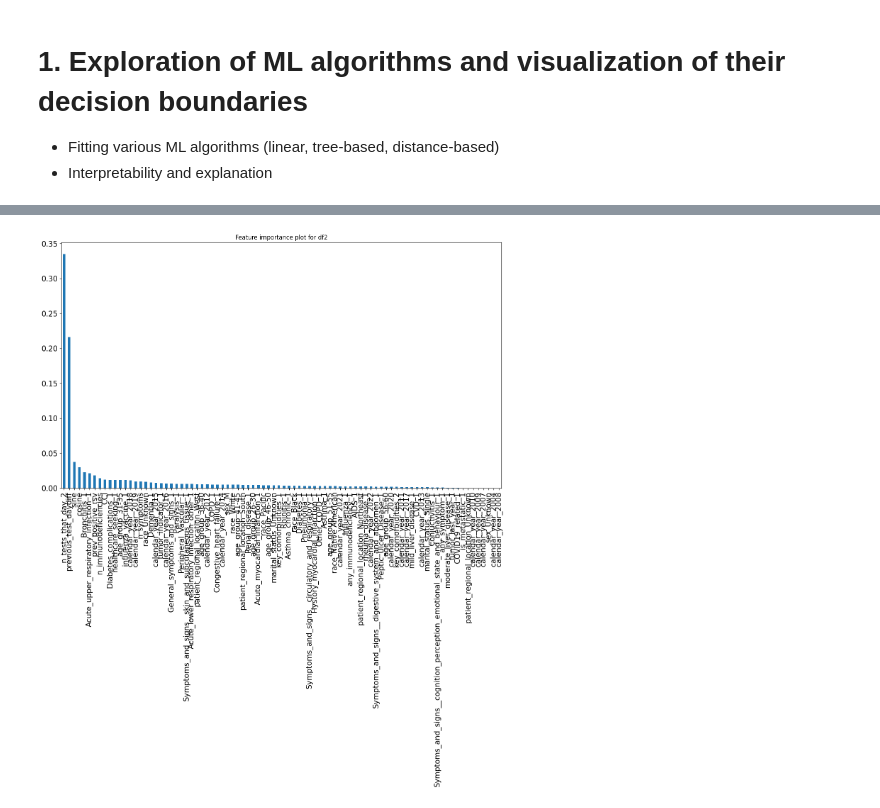
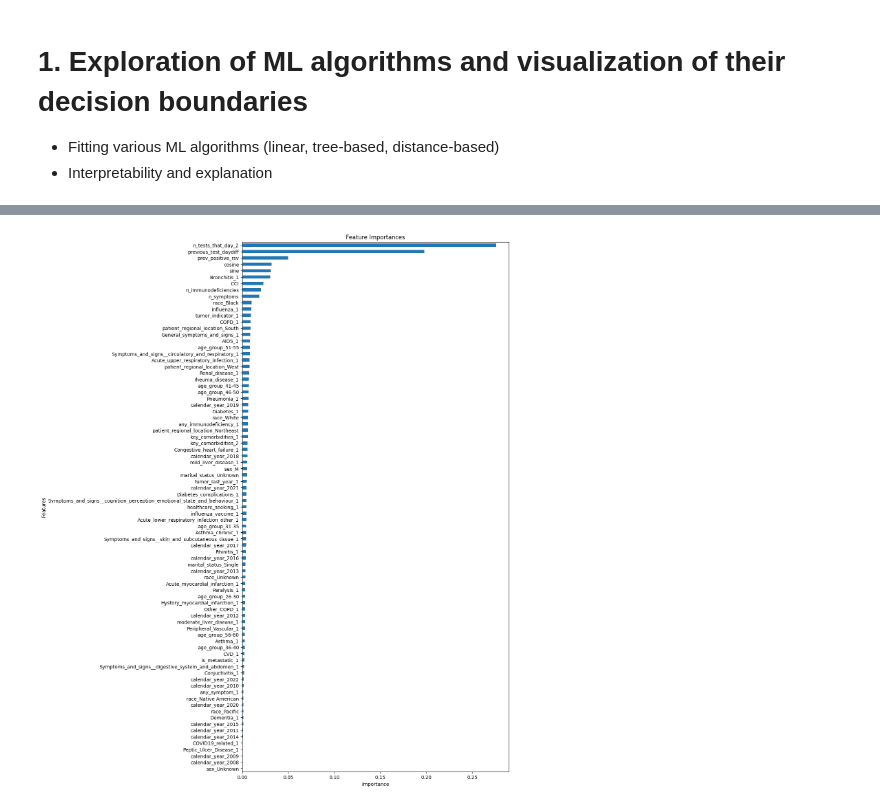
Before and after one commit to angelgldh/rsv_modelling_transfer_learning, a Jupyter notebook: notebooks/ml_modelling.ipynb, the cells around one changed output, grey strips where cells are left out. Saved outputs shown, nothing was run; the diff lists cells and outputs as text; code cells hidden in the pictures.

Commit message:
ml_modelling notebook more lean

```diff
--- a/notebooks/ml_modelling.ipynb
+++ b/notebooks/ml_modelling.ipynb
@@ -126,21 +103,5 @@ plt.show()
-# %%
-best_rf2 = grid_search2.best_estimator_
-
-# Get feature importances
-importances2 = best_rf2.feature_importances_
-
-# Convert the importances into one-dimensional 1darray with corresponding df column names as axis labels
-f_importances2 = pd.Series(importances2, X2.columns)
-
-# Sort the array in descending order of the importances
-f_importances2.sort_values(ascending=False, inplace=True)
-
-# Make the bar Plot from f_importances
-f_importances2.plot(x='Features', y='Importance', kind='bar', figsize=(16,9), rot=90, fontsize=15)
-
-# Show the plot
-# plt.tight_layout()
-plt.title("Feature importance plot for df2")
-plt.show()
-# %% [output]
-[figure, removed]
+# %%
+# Observe the feature importances plot to detect potential inconsistencies
+plot_feature_importance_rf_rsv(preprocessor_rsv, trained_model = model1)
+# %% [output]
+[figure, added]
```
Also changed, not shown: parts of 5 cells of this notebook.
